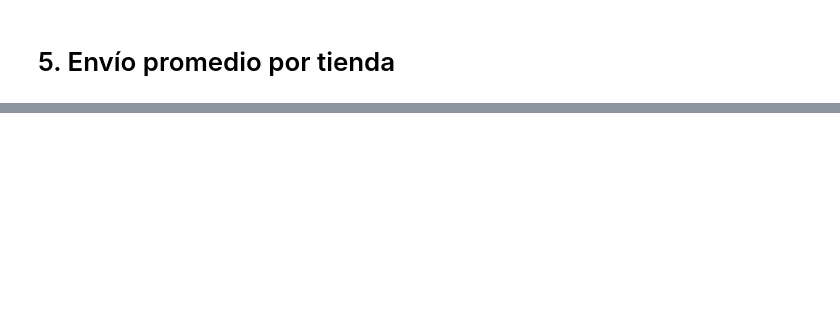
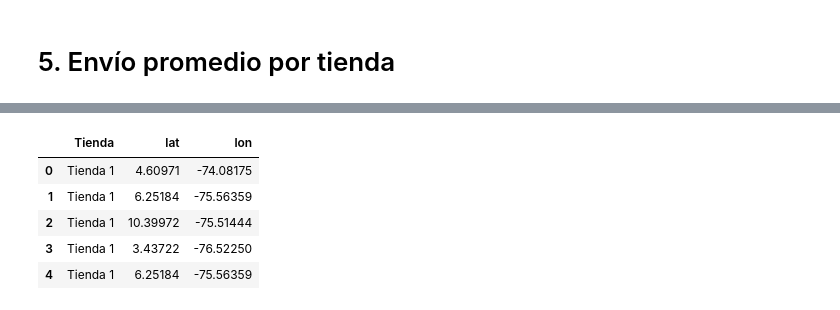
Before and after one commit to rociocelestial/Challenge1-Data-Science, a Jupyter notebook: AluraStoreLatam_(1).ipynb, the cells around one changed output, grey strips where cells are left out. Drawn from its saved outputs; the diff is of its cells as text; code cells hidden in the pictures; blank space fills up the shorter version.

```diff
--- a/AluraStoreLatam_(1).ipynb
+++ b/AluraStoreLatam_(1).ipynb
@@ -293,0 +295,15 @@ El costo de envío  promedio de la tienda 4 es de: 23459.457167090754
+# %%
+tienda['Tienda'] = 'Tienda 1'
+tienda2['Tienda'] = 'Tienda 2'
+tienda3['Tienda'] = 'Tienda 3'
+tienda4['Tienda'] = 'Tienda 4'
+
+df_geo = pd.concat([tienda, tienda2, tienda3, tienda4], ignore_index=True)
+df_geo[['Tienda','lat','lon']].head()
+# %% [output]
+|  | Tienda | lat | lon |
+| 0 | Tienda 1 | 4.60971 | -74.08175 |
+| 1 | Tienda 1 | 6.25184 | -75.56359 |
+| 2 | Tienda 1 | 10.39972 | -75.51444 |
+| 3 | Tienda 1 | 3.43722 | -76.52250 |
+| 4 | Tienda 1 | 6.25184 | -75.56359 |
```
Also changed, not shown: parts of 19 cells of this notebook.
